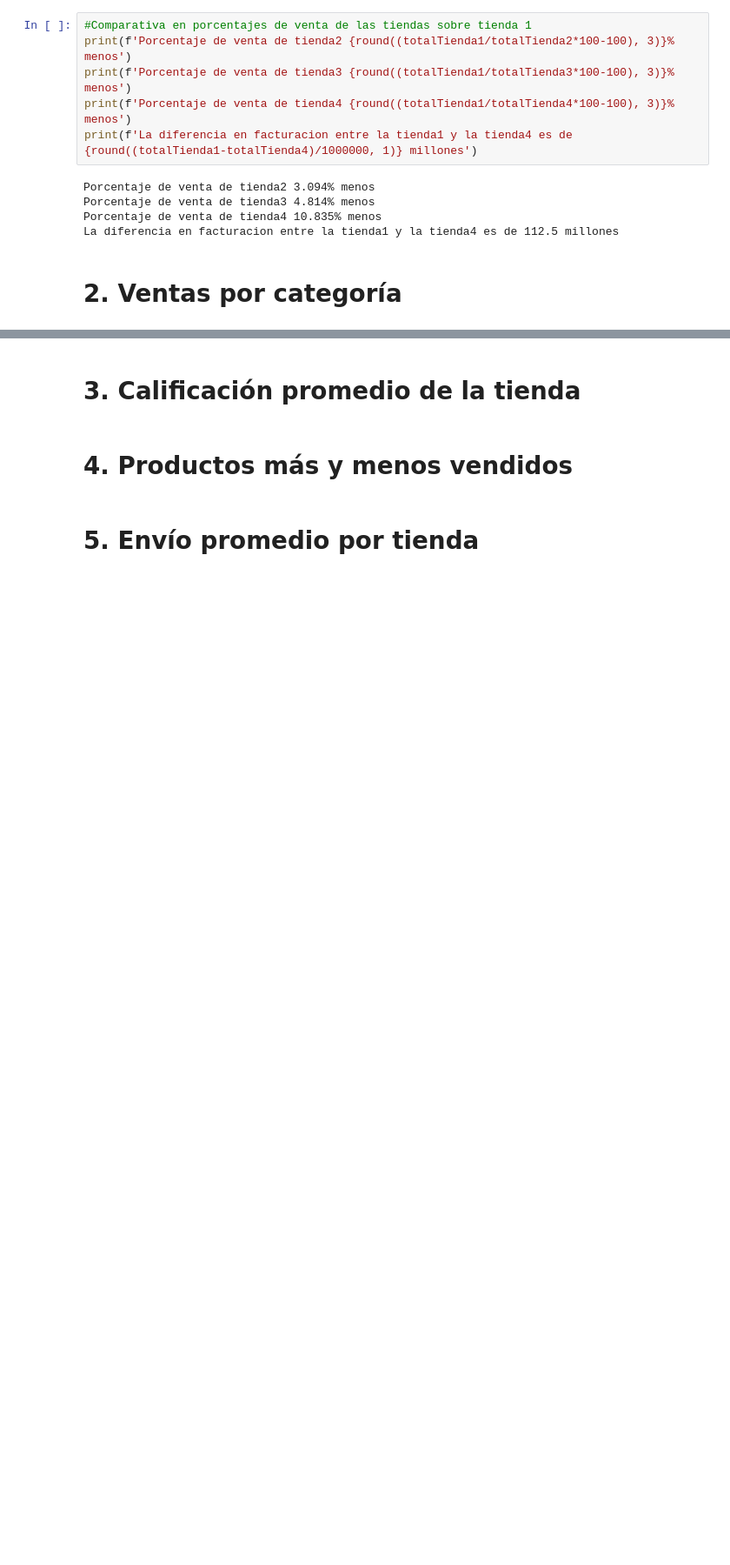
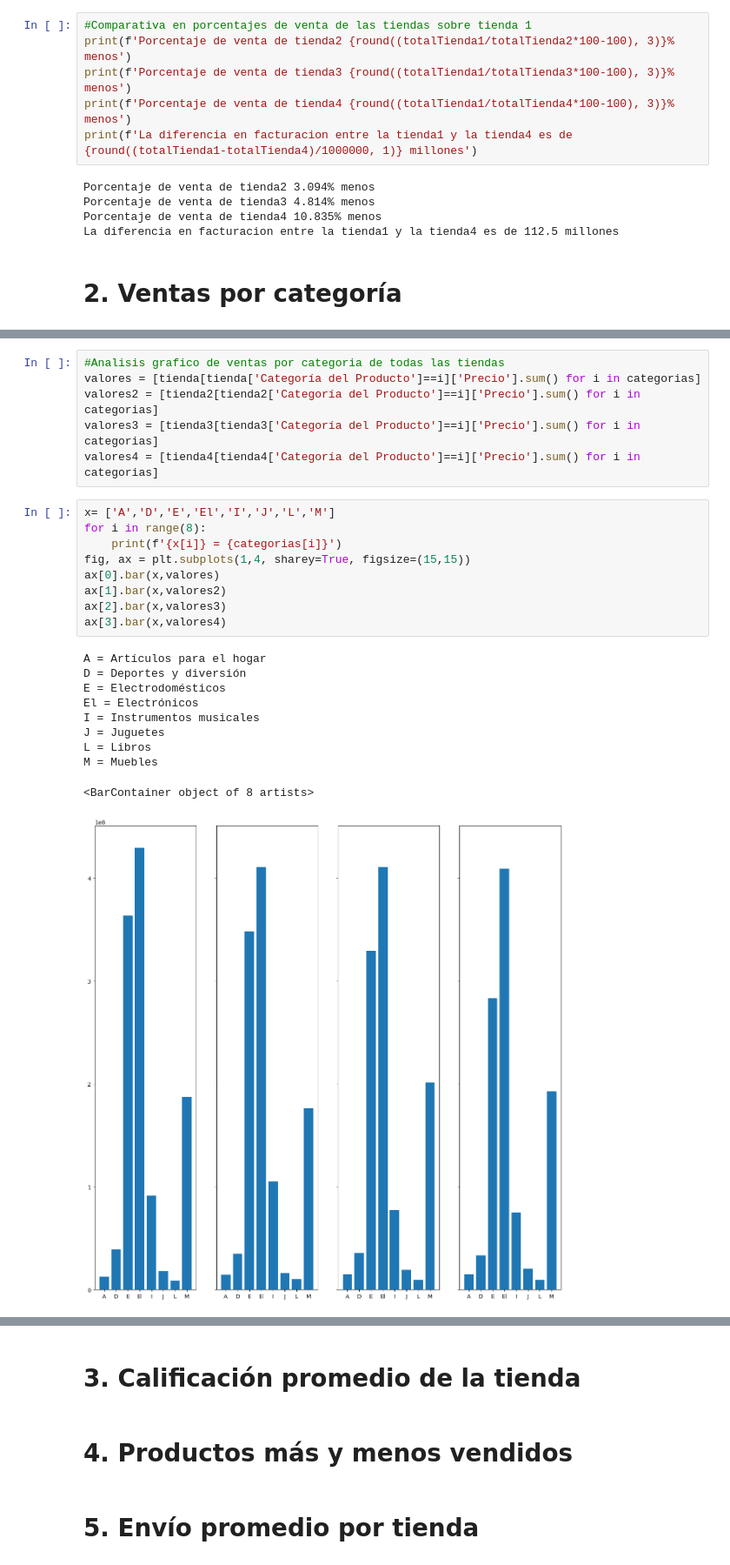
Before and after one commit to OscarBarco/Alura-Challengue2-store, a Jupyter notebook: AluraStoreLatam.ipynb, the cells around one changed output, grey strips where cells are left out. Shown at 87% size. Drawn from its saved outputs; the diff is of its cells as text; blank space fills up the shorter version.

```diff
--- a/AluraStoreLatam.ipynb
+++ b/AluraStoreLatam.ipynb
@@ -109,0 +151,26 @@ La diferencia en facturacion entre la tienda1 y la tienda4 es de 112.5 millones
+# %%
+#Analisis grafico de ventas por categoria de todas las tiendas
+valores = [tienda[tienda['Categoría del Producto']==i]['Precio'].sum() for i in categorias]
+valores2 = [tienda2[tienda2['Categoría del Producto']==i]['Precio'].sum() for i in categorias]
+valores3 = [tienda3[tienda3['Categoría del Producto']==i]['Precio'].sum() for i in categorias]
+valores4 = [tienda4[tienda4['Categoría del Producto']==i]['Precio'].sum() for i in categorias]
+# %%
+x= ['A','D','E','El','I','J','L','M']
+for i in range(8):
+    print(f'{x[i]} = {categorias[i]}')
+fig, ax = plt.subplots(1,4, sharey=True, figsize=(15,15))
+ax[0].bar(x,valores)
+ax[1].bar(x,valores2)
+ax[2].bar(x,valores3)
+ax[3].bar(x,valores4)
+# %% [output]
+A = Artículos para el hogar
+D = Deportes y diversión
+E = Electrodomésticos
+El = Electrónicos
+I = Instrumentos musicales
+J = Juguetes
+L = Libros
+M = Muebles
+<BarContainer object of 8 artists>
+[figure, added]
```
Also changed, not shown: parts of 6 cells of this notebook.
